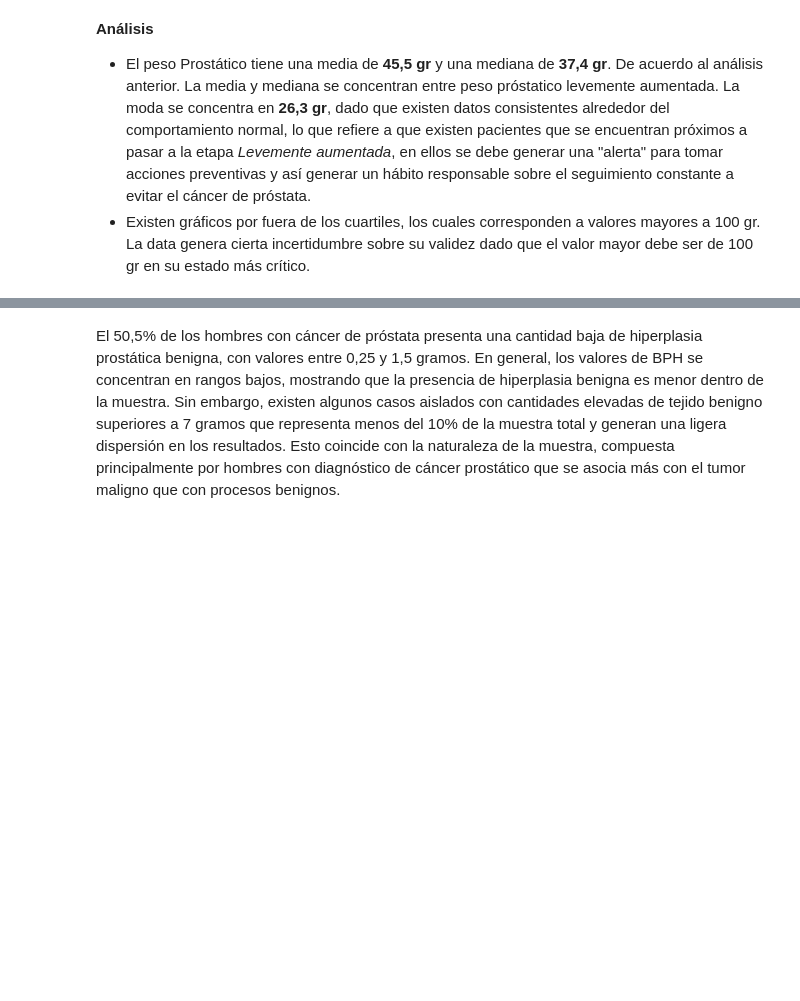
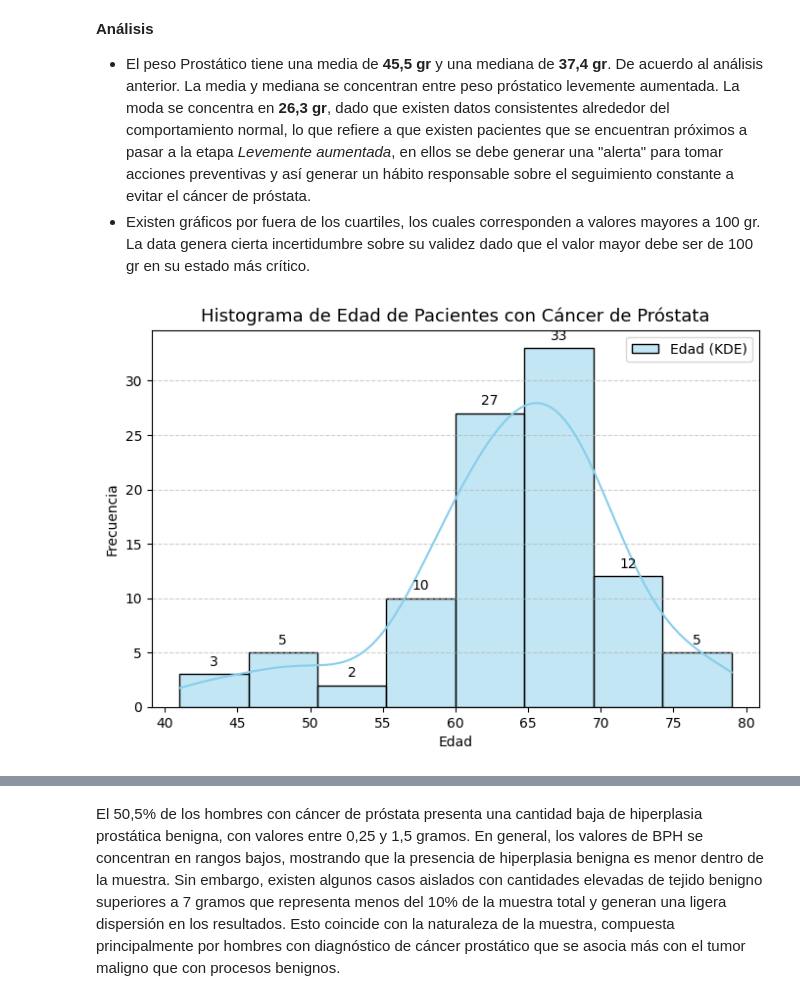
Before and after one commit to jhonataneduardoroagonzalez-debug/Proyectos_Python, a Jupyter notebook: Estadística_Descriptiva_jr.ipynb, the cells around one changed output, grey strips where cells are left out. Cells and saved outputs as stored; diff of their text form; code cells hidden in the pictures; blank space fills up the shorter version.

```diff
--- a/Estadística_Descriptiva_jr.ipynb
+++ b/Estadística_Descriptiva_jr.ipynb
@@ -445,25 +516,27 @@ plt.show()
 # %%
 plt.figure(figsize=(8, 5))
 
 # Crear el histograma con Seaborn (más estético que solo Matplotlib)
-sns.histplot(df_Prostata['age'], bins=8, kde=True, color='skyblue', edgecolor='black')
+ax = sns.histplot(df['age'], bins=8, kde=True, color='skyblue', edgecolor='black', label='Edad (KDE)')
 
 # Agregar etiquetas con las frecuencias sobre cada barra
 for patch in ax.patches:
     height = patch.get_height()
     if height > 0:  # Evitar etiquetas sobre barras vacías
         ax.text(
             patch.get_x() + patch.get_width() / 2,  # posición x centrada
             height + 0.5,  # posición y justo encima de la barra
             f'{int(height)}',  # texto (frecuencia redondeada)
             ha='center', va='bottom', fontsize=10, color='black'
         )
 # Títulos y etiquetas
 plt.title("Histograma de Edad de Pacientes con Cáncer de Próstata", fontsize=13)
 plt.xlabel("Edad")
 plt.ylabel("Frecuencia")
 plt.legend()
 plt.grid(axis='y', linestyle='--', alpha=0.6)
 
 plt.show()
+# %% [output]
+[figure, added]
 # %%
```
Also changed, not shown: parts of 17 cells of this notebook.
